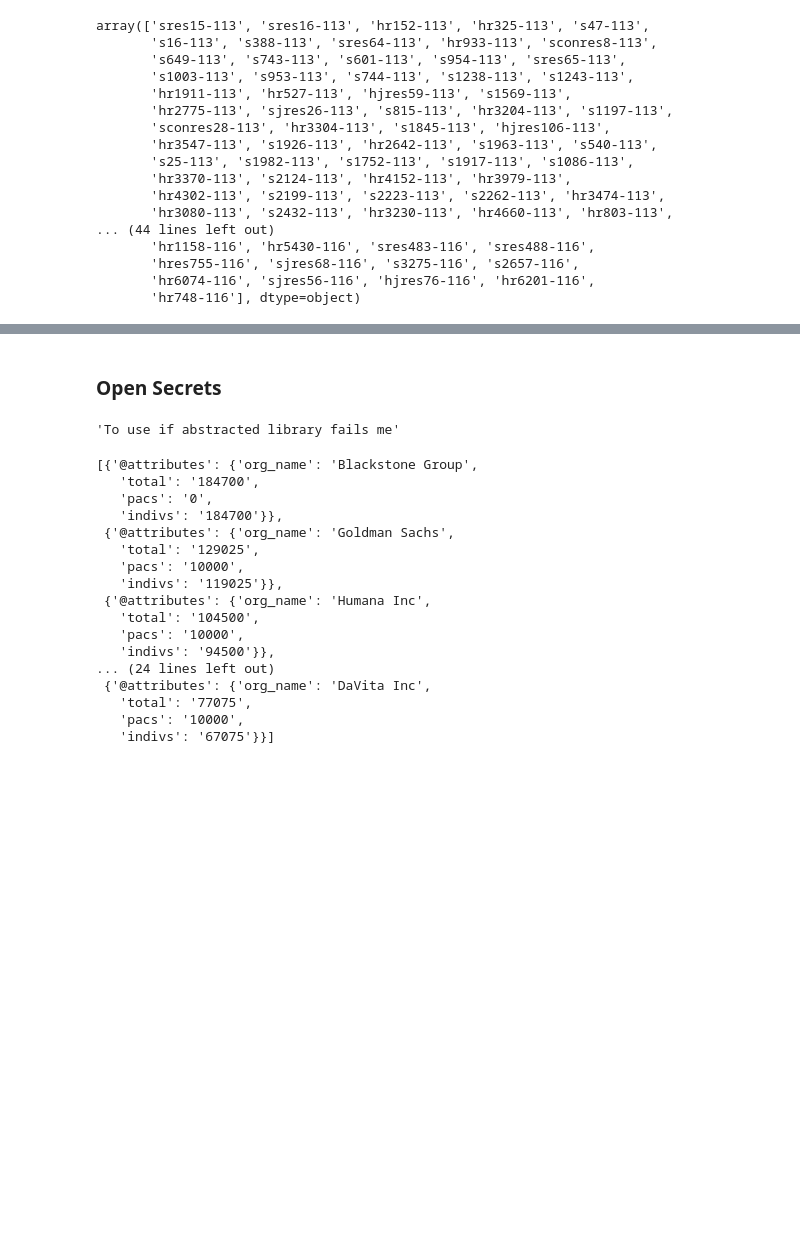
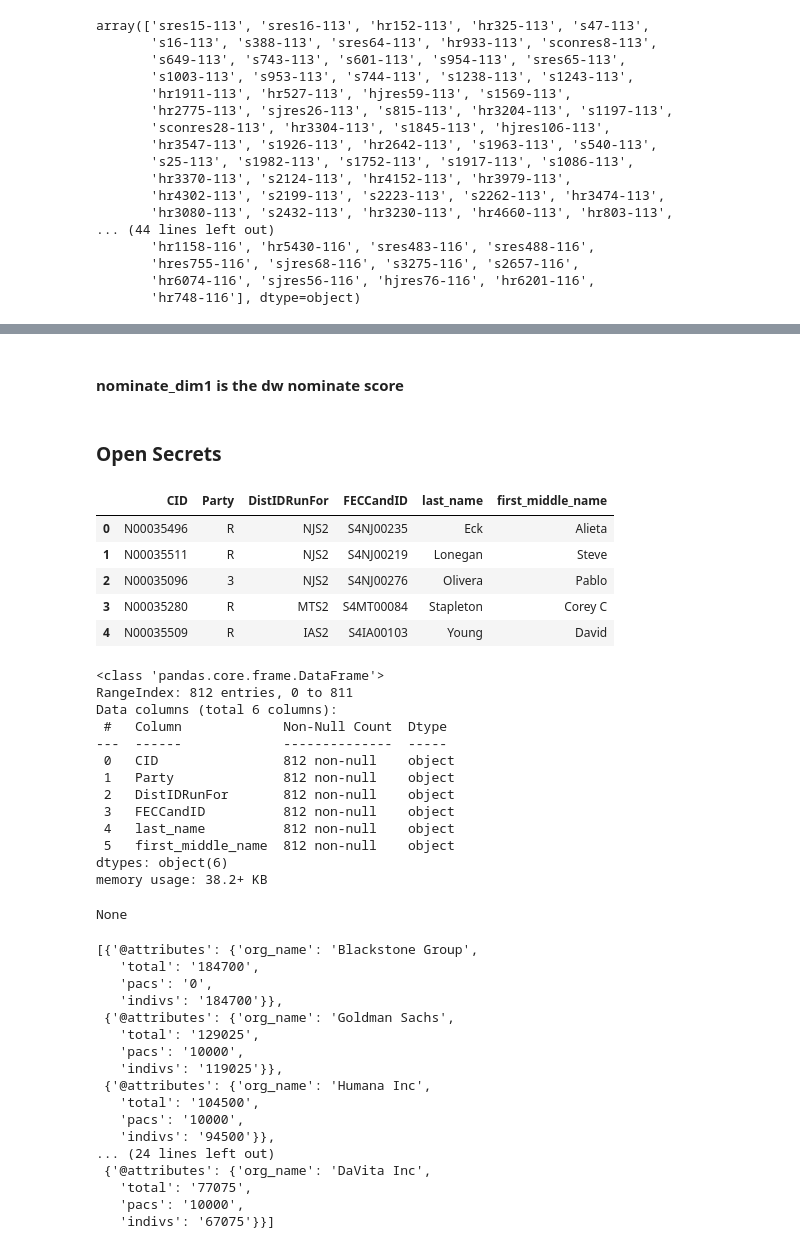
Before and after one commit to zapatos24/senator_nlp_vote_prediction, a Jupyter notebook: sm_project_data_gathering.ipynb, the cells around one changed output, grey strips where cells are left out. Cells and saved outputs as stored; diff of their text form; code cells hidden in the pictures; blank space fills up the shorter version.

```diff
--- a/sm_project_data_gathering.ipynb
+++ b/sm_project_data_gathering.ipynb
@@ -151,3 +234,5 @@ display(member_df.info())
+# %% [markdown]
+#### nominate_dim1 is the dw nominate score
 # %% [markdown]
 ### Open Secrets
 # %%
@@ -156,17 +241,43 @@ key_path = "/Users/flatironschool/.secret/open_secrets_api.json"
 keys = get_keys(key_path)
 
 api_key = keys['api_key']
-# %%
-'''To use if abstracted library fails me'''
-# url = 'https://www.opensecrets.org/api/?method=candContrib'
-# method = '?method=candContrib'
-# params = {'cid' = 'N00003389',
-#           'cycle' = 2014,
-#           'output' = 'json'}
-
-# r = requests.get(url+method, params=params,
-# %% [output]
-'To use if abstracted library fails me'
+# %%
+crp_ids = pd.DataFrame()
+for year in range(2012, 2018, 2):
+    temp_ids = pd.read_excel('CRP_IDs.xls', sheet_name='Candidate IDs - {}'.format(year),
+                             skiprows=13, usecols=range(1,6))
+    temp_ids_senators = temp_ids[temp_ids['DistIDRunFor'].str.contains('[A-Z][A-Z]S\d', regex=True)]
+    crp_ids = pd.concat([crp_ids, temp_ids_senators], ignore_index=True)
+
+crp_ids.drop_duplicates(subset='CID', keep='last', inplace=True, ignore_index=True)
+
+crp_ids['last_name'] = crp_ids['CRPName'].apply(lambda x: x.split(', ')[0])
+crp_ids['first_middle_name'] = crp_ids['CRPName'].apply(lambda x: x.split(', ')[1])
+crp_ids.drop('CRPName', axis=1, inplace=True)
+
+display(crp_ids.head())
+display(crp_ids.info())
+# %% [output]
+|  | CID | Party | DistIDRunFor | FECCandID | last_name | first_middle_name |
+| 0 | N00035496 | R | NJS2 | S4NJ00235 | Eck | Alieta |
+| 1 | N00035511 | R | NJS2 | S4NJ00219 | Lonegan | Steve |
+| 2 | N00035096 | 3 | NJS2 | S4NJ00276 | Olivera | Pablo |
+| 3 | N00035280 | R | MTS2 | S4MT00084 | Stapleton | Corey C |
+| 4 | N00035509 | R | IAS2 | S4IA00103 | Young | David |
+<class 'pandas.core.frame.DataFrame'>
+RangeIndex: 812 entries, 0 to 811
+Data columns (total 6 columns):
+ #   Column             Non-Null Count  Dtype
+---  ------             --------------  -----
+ 0   CID                812 non-null    object
+ 1   Party              812 non-null    object
+ 2   DistIDRunFor       812 non-null    object
+ 3   FECCandID          812 non-null    object
+ 4   last_name          812 non-null    object
+ 5   first_middle_name  812 non-null    object
+dtypes: object(6)
+memory usage: 38.2+ KB
+None
 # %%
 crp = CRP(api_key)
 # %%
```
Also changed, not shown: parts of 10 cells of this notebook, 36 other files.
